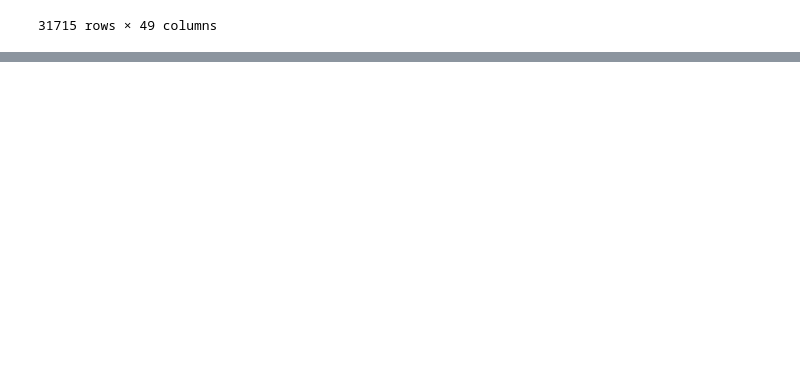
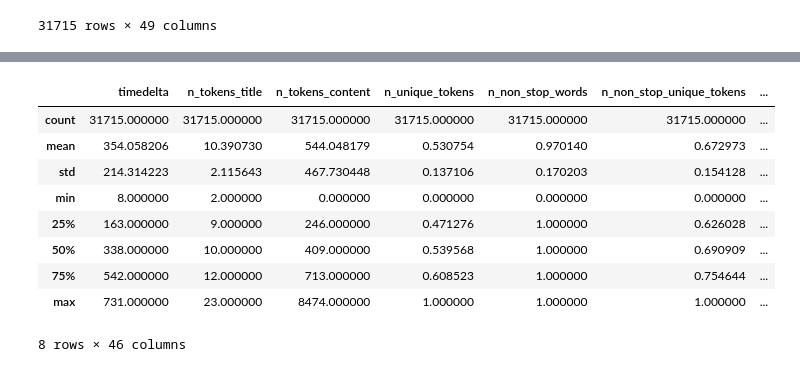
Before and after one commit to Mattizza/DSL-Online-News-Popularity, a Jupyter notebook: data/summer_project_dataset/DSL_news.ipynb, the cells around one changed output, grey strips where cells are left out. Drawn from its saved outputs; the diff is of its cells as text; code cells hidden in the pictures; blank space fills up the shorter version.

```diff
--- a/data/summer_project_dataset/DSL_news.ipynb
+++ b/data/summer_project_dataset/DSL_news.ipynb
@@ -159,0 +176,14 @@ NameError: name 'ata' is not defined
+# %%
+# Probably most os the variable are correlated.
+data.describe()
+# %% [output]
+|  | timedelta | n_tokens_title | n_tokens_content | n_unique_tokens | n_non_stop_words | n_non_stop_unique_tokens | ... |
+| count | 31715.000000 | 31715.000000 | 31715.000000 | 31715.000000 | 31715.000000 | 31715.000000 | ... |
+| mean | 354.058206 | 10.390730 | 544.048179 | 0.530754 | 0.970140 | 0.672973 | ... |
+| std | 214.314223 | 2.115643 | 467.730448 | 0.137106 | 0.170203 | 0.154128 | ... |
+| min | 8.000000 | 2.000000 | 0.000000 | 0.000000 | 0.000000 | 0.000000 | ... |
+| 25% | 163.000000 | 9.000000 | 246.000000 | 0.471276 | 1.000000 | 0.626028 | ... |
+| 50% | 338.000000 | 10.000000 | 409.000000 | 0.539568 | 1.000000 | 0.690909 | ... |
+| 75% | 542.000000 | 12.000000 | 713.000000 | 0.608523 | 1.000000 | 0.754644 | ... |
+| max | 731.000000 | 23.000000 | 8474.000000 | 1.000000 | 1.000000 | 1.000000 | ... |
+8 rows × 46 columns
```
Also changed, not shown: parts of 7 cells of this notebook.
